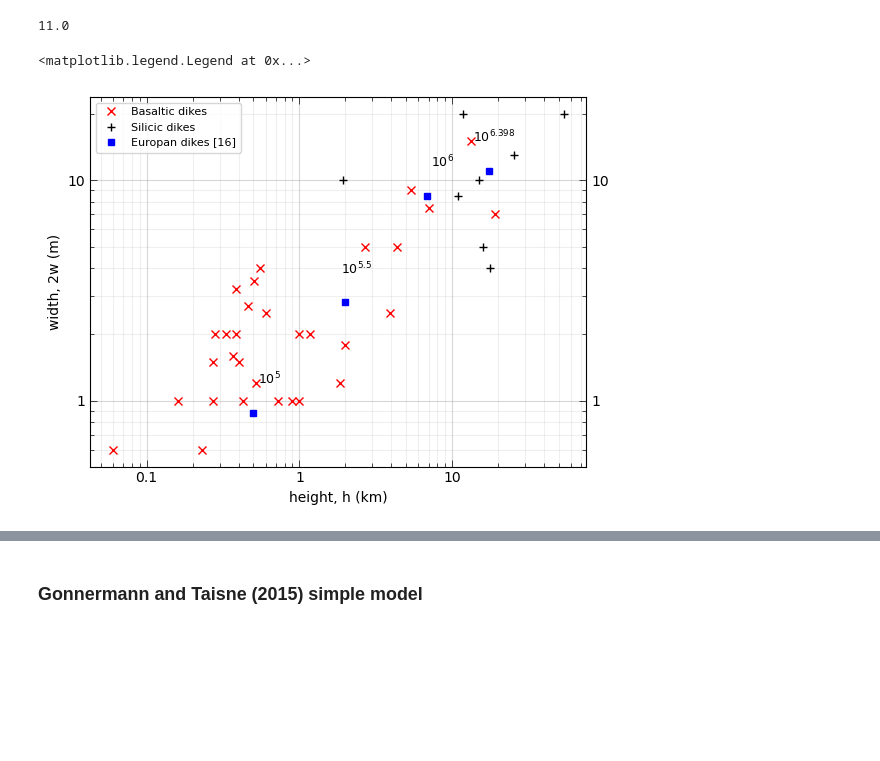
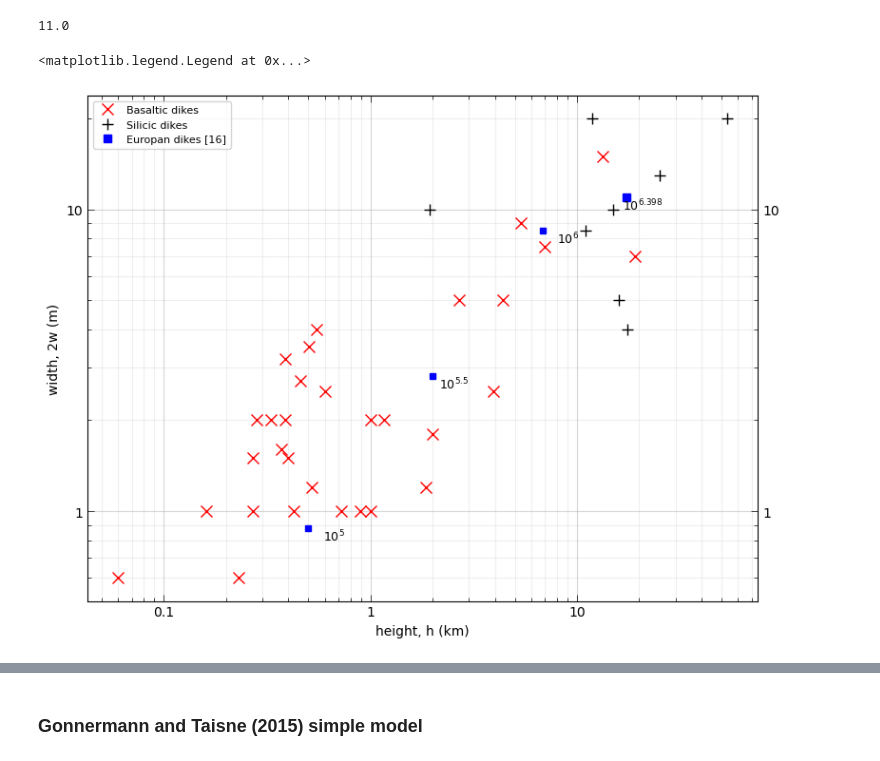
Before and after one commit to CottomR-et-al/Europa-ice-ocean-exchange, a Jupyter notebook: F25_Dikes_Europa.ipynb, the cells around one changed output, grey strips where cells are left out. Saved outputs shown, nothing was run; the diff lists cells and outputs as text; code cells hidden in the pictures; blank space fills up the shorter version.

```diff
--- a/F25_Dikes_Europa.ipynb
+++ b/F25_Dikes_Europa.ipynb
@@ -330,7 +330,7 @@ a_Lister = 12/7
 G_up = gamma(3*a_Lister+2)
 G_low = gamma(1/2*(3*a_Lister + 2))**2
 bN = 1/2 * (6*(3*a_Lister+1)/a_Lister)**(a_Lister/(3*a_Lister + 1)) * (G_up / G_low)**(1/(3*a_Lister + 1))
-A = 15.4 * eta_w**(-1/7) * (rhow * delta_rho * g)**(-3/7)
+A = 15.4 * eta_w**(-1/7) * (rhow * delta_rho_inv * g)**(-3/7)
 widths = []
 
 fig, ax = plt.subplots(layout='tight', figsize=(5,4))
@@ -341,9 +341,9 @@ for a in [2, 4, 6]:
     # w_big = (1 - xi**2)**(3/2)
     w_big = 1 # at x=0
     # Eq 58
-    w_648 = 0.648 * ( (Q**21 * eta_w**3 * rhow**9) / (m**7 * (g * delta_rho)**5 * z**7) )**(1/43) * w_big
-    w = 0.125 * ( (Q**21 * eta_w**3 * rhow**9) / (m**7 * (g * delta_rho)**5 * z**7) )**(1/43) * w_big
-    wLister = a_Lister * bN**3 / (6 * (3*a_Lister+1)) * (Q**3 / (A**3 * (g*delta_rho)**2 * m * z))**(1/(3*a_Lister + 1))
+    # w_648 = 0.648 * ( (Q**21 * eta_w**3 * rhow**9) / (m**7 * (g * delta_rho)**5 * z**7) )**(1/43) * w_big
+    # w = 0.125 * ( (Q**21 * eta_w**3 * rhow**9) / (m**7 * (g * delta_rho)**5 * z**7) )**(1/43) * w_big
+    wLister = a_Lister * bN**3 / (6 * (3*a_Lister+1)) * (Q**3 / (A**3 * (g*delta_rho_inv)**2 * m * z))**(1/(3*a_Lister + 1))
     widths.append(wLister)
     e = np.log10(Q)
     ls = 'solid'
@@ -564,38 +564,40 @@ print(icedikes_GT.iloc[0,1])
 # %%
 # dike geometries comparison with literature
 from cProfile import label
 
 
 heights = np.linspace(1e2, 100e3, 100)
-plt.figure()
-plt.plot(basaltic["Length (m)"]/1e3, basaltic["Thickness (m)"], 'x', color='red', label='Basaltic dikes')
-plt.plot(silicic["Length (m)"]/1e3, silicic["Thickness (m)"], '+', color='black', label='Silicic dikes')
+plt.figure(figsize=(8,6), layout='tight')
+plt.plot(basaltic["Length (m)"]/1e3, basaltic["Thickness (m)"], 'x', color='red', label='Basaltic dikes', ms=8)
+plt.plot(silicic["Length (m)"]/1e3, silicic["Thickness (m)"], '+', color='black', label='Silicic dikes', ms=8)
 for i in range(len(icedikes_GT)):
     if i == 0:
-        plt.plot(icedikes_GT.iloc[i,2]/1e3, icedikes_GT.iloc[i,1], 's', ms=4, color='blue',
+        plt.plot(icedikes_GT.iloc[i,2]/1e3, icedikes_GT.iloc[i,1], 's', ms=6, color='blue',
                  label='Europan dikes [16]')
     else:
         plt.plot(icedikes_GT.iloc[i,2]/1e3, icedikes_GT.iloc[i,1], 's', ms=4, color='blue')
-    plt.text(1.5*icedikes_GT.iloc[i,2]/1e3, 1.55*icedikes_GT.iloc[i,1], f'10$^{{{icedikes_GT.iloc[i,0]}}}$',
+    plt.text(1.5*icedikes_GT.iloc[i,2]/1e3, 1*icedikes_GT.iloc[i,1], f'10$^{{{icedikes_GT.iloc[i,0]}}}$',
              fontsize=9, ha='right', va='top')
 plt.xscale('log')
 plt.yscale('log')
-plt.xlabel('height, h (km)')
-plt.ylabel('width, 2w (m)')
+plt.xlabel('height, h (km)', fontsize=10)
+plt.ylabel('width, 2w (m)', fontsize=10)
+plt.xticks(fontsize=10)
+plt.yticks(fontsize=10)
 ax = plt.gca()
 ax.xaxis.set_major_formatter(StrMethodFormatter('{x:g}'))
 ax.yaxis.set_major_formatter(StrMethodFormatter('{x:g}'))
 ax.tick_params(which='major', length=5, width=0.5, direction='in', top=True, right=True, labelright=True)
 ax.tick_params(which='minor', length=3, width=0.5, direction='in', top=True, right=True)
 # ax.xaxis.set_major_locator(FixedLocator([0, 5, 10, 15, 20]))
 # ax.yaxis.set_major_locator(FixedLocator([0.3, 1, 10]))
 ax.xaxis.set_minor_formatter(NullFormatter())
 ax.grid(which='major', alpha=0.5)
 ax.grid(which='minor', alpha=0.2)
 plt.legend(fontsize = 8)
 # %% [output]
 <matplotlib.legend.Legend at 0x...>
-[figure, old version]
+[figure, new version]
 # %%
 # time-to-fill
 # Since Q is in units of V/t (volume per time), we can find t with t = V/Q
```
Also changed, not shown: parts of 14 cells of this notebook.
